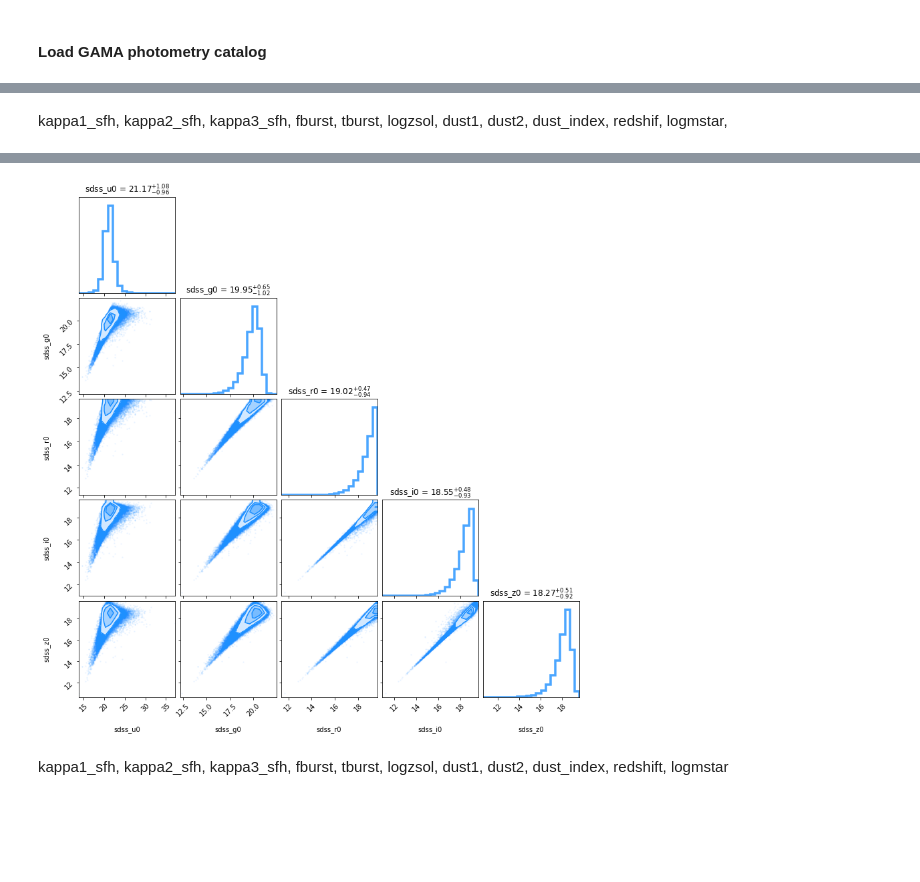
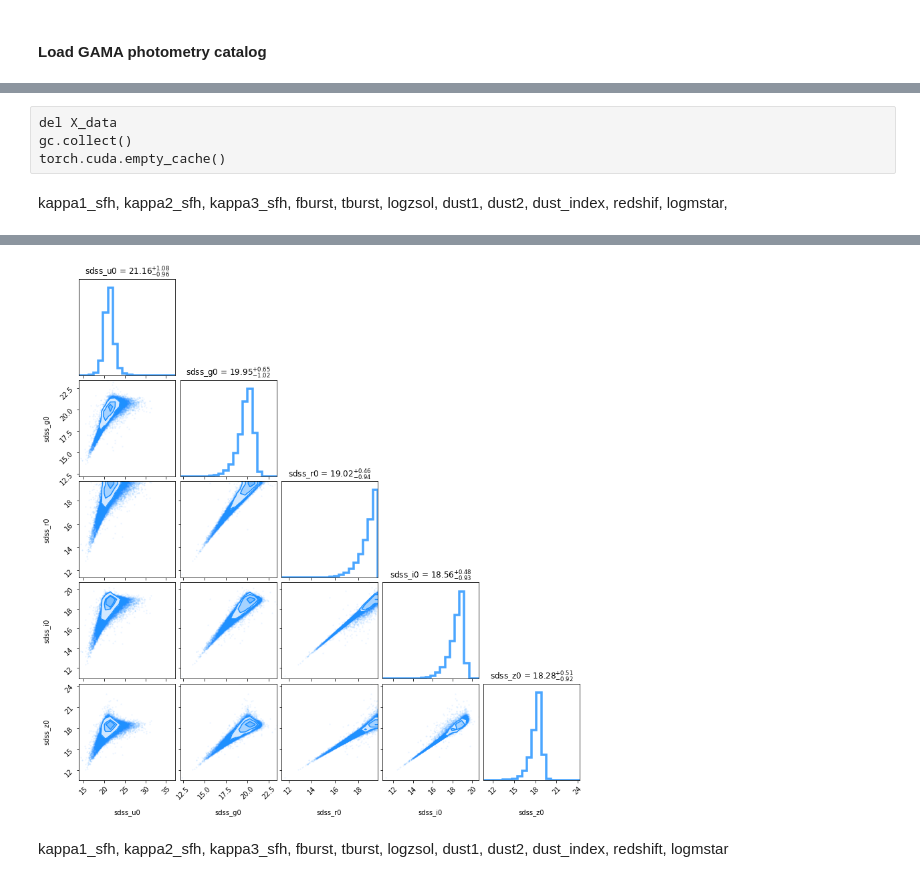
Before and after one commit to AstroJacobLi/popsed, a Jupyter notebook: notebooks/neural_density_estimator/NMF/GAMA/GAMA_NMF_CDF_free_z.ipynb, the cells around one changed output, grey strips where cells are left out. Cells and saved outputs as stored; diff of their text form; code cells hidden in the pictures; blank space fills up the shorter version.

```diff
--- a/notebooks/neural_density_estimator/NMF/GAMA/GAMA_NMF_CDF_free_z.ipynb
+++ b/notebooks/neural_density_estimator/NMF/GAMA/GAMA_NMF_CDF_free_z.ipynb
@@ -81,7 +91,0 @@ mags_gama = np.load('./reference_catalog/GAMA/gama_clean_mag.npy')[:, :5]
-# %%
-flag = ((mags_gama[:, 0] - mags_gama[:, 1]) > 0)
-flag &= ((mags_gama[:, 1] - mags_gama[:, 2]) > 0)
-flag &= ((mags_gama[:, 1] - mags_gama[:, 4]) > 0)
-flag &= ((mags_gama[:, 2] - mags_gama[:, 3]) > 0)
-flag &= ((mags_gama[:, 2] - mags_gama[:, 4]) > 0)
-mags_gama = mags_gama[flag][:, :] # no u-band
@@ -106,0 +92,4 @@ Intrinsic sampling loss: 0.036473751068115234
+# %%
+X_data = mags_gama[:, :]
+# X_data = X_data[np.random.choice(np.arange(len(X_data)), 80000, replace=False)]
+print('Total number of samples:', len(X_data))
@@ -107,3 +118,7 @@ Intrinsic sampling loss: 0.036473751068115234
+# %% [raw]
+del X_data
+gc.collect()
+torch.cuda.empty_cache()
 # %%
 from popsed.nde import transform_nmf_params, inverse_transform_nmf_params
 # %%
@@ -123,9 +139,9 @@ import matplotlib.lines as mlines
 k_line = mlines.Line2D([], [], color='k', label='Noise-less photometry')
 b_line = mlines.Line2D([], [], color='dodgerblue', label=r'Noisy photometry')
 
-labels = filters # [f'sdss\_{f}0' for f in 'ugriz']
+labels = gama_filters # [f'sdss\_{f}0' for f in 'ugriz']
 
-figure = corner.corner(X_data.cpu().detach().numpy()[:, :],
+figure = corner.corner(X_data,#.cpu().detach().numpy()[:, :],
                        color='dodgerblue', labels=labels,
                        #quantiles=[0.16, 0.5, 0.84],
                        smooth=0.1, fill_contours=True,
@@ -140,4 +158,4 @@ WARNING:root:Too few points to create valid contours
-[figure, old version]
+[figure, new version]
 # %% [markdown]
 kappa1_sfh, kappa2_sfh, kappa3_sfh, fburst, tburst, logzsol, dust1, dust2, dust_index, redshift, logmstar
 # %%
```
Also changed, not shown: parts of 61 cells of this notebook, 3 other files.
